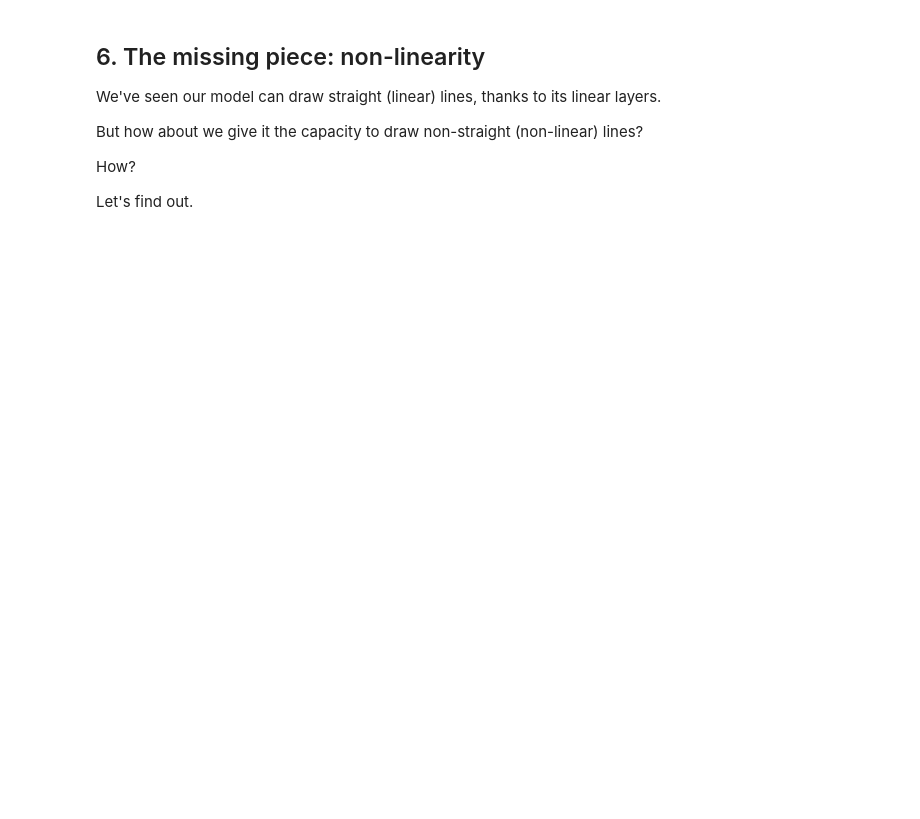
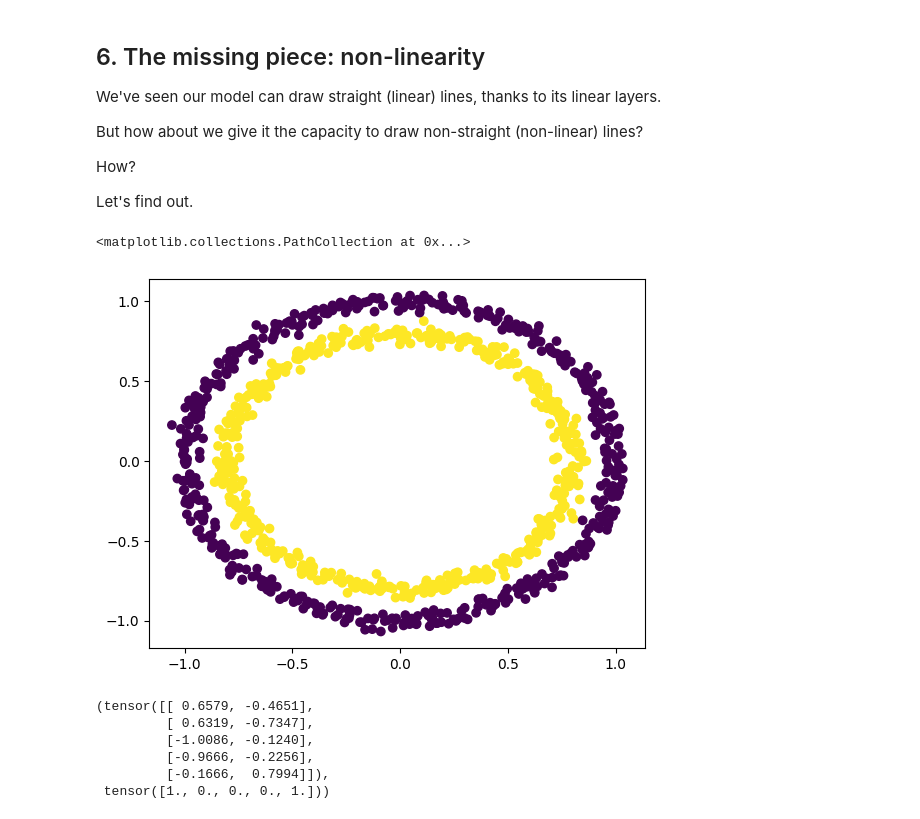
Before and after one commit to danhergir/neuralnet-, a Jupyter notebook: pytorch_neural_network_classification.ipynb, the cells around one changed output. Saved outputs shown, nothing was run; the diff lists cells and outputs as text; code cells hidden in the pictures; blank space fills up the shorter version.

Commit message:
Transitioning to non-linearity

```diff
--- a/pytorch_neural_network_classification.ipynb
+++ b/pytorch_neural_network_classification.ipynb
@@ -723,0 +721,38 @@ Let's find out.
+# %%
+# Recreating non-linear data (red and blue circles)
+
+import matplotlib.pyplot as plt
+from sklearn.datasets import make_circles
+
+n_samples = 1000
+
+X, y = make_circles(n_samples,
+                    noise=0.03,
+                    random_state=42)
+
+plt.scatter(X[:, 0], X[:, 1], c=y)
+# %% [output]
+<matplotlib.collections.PathCollection at 0x...>
+[figure, added]
+# %%
+import torch
+from sklearn.model_selection import train_test_split
+
+# Turn data into sensors
+X = torch.from_numpy(X).type(torch.float)
+y = torch.from_numpy(y).type(torch.float)
+
+# Split data into train and test
+X_train, X_test, y_train, y_test = train_test_split(X,
+                                                    y,
+                                                    test_size=0.2,
+                                                    random_state=42)
+
+X_train[:5], y_train[:5]
+# %% [output]
+(tensor([[ 0.6579, -0.4651],
+         [ 0.6319, -0.7347],
+         [-1.0086, -0.1240],
+         [-0.9666, -0.2256],
+         [-0.1666,  0.7994]]),
+ tensor([1., 0., 0., 0., 1.]))
```
Also changed, not shown: parts of 19 cells of this notebook.
